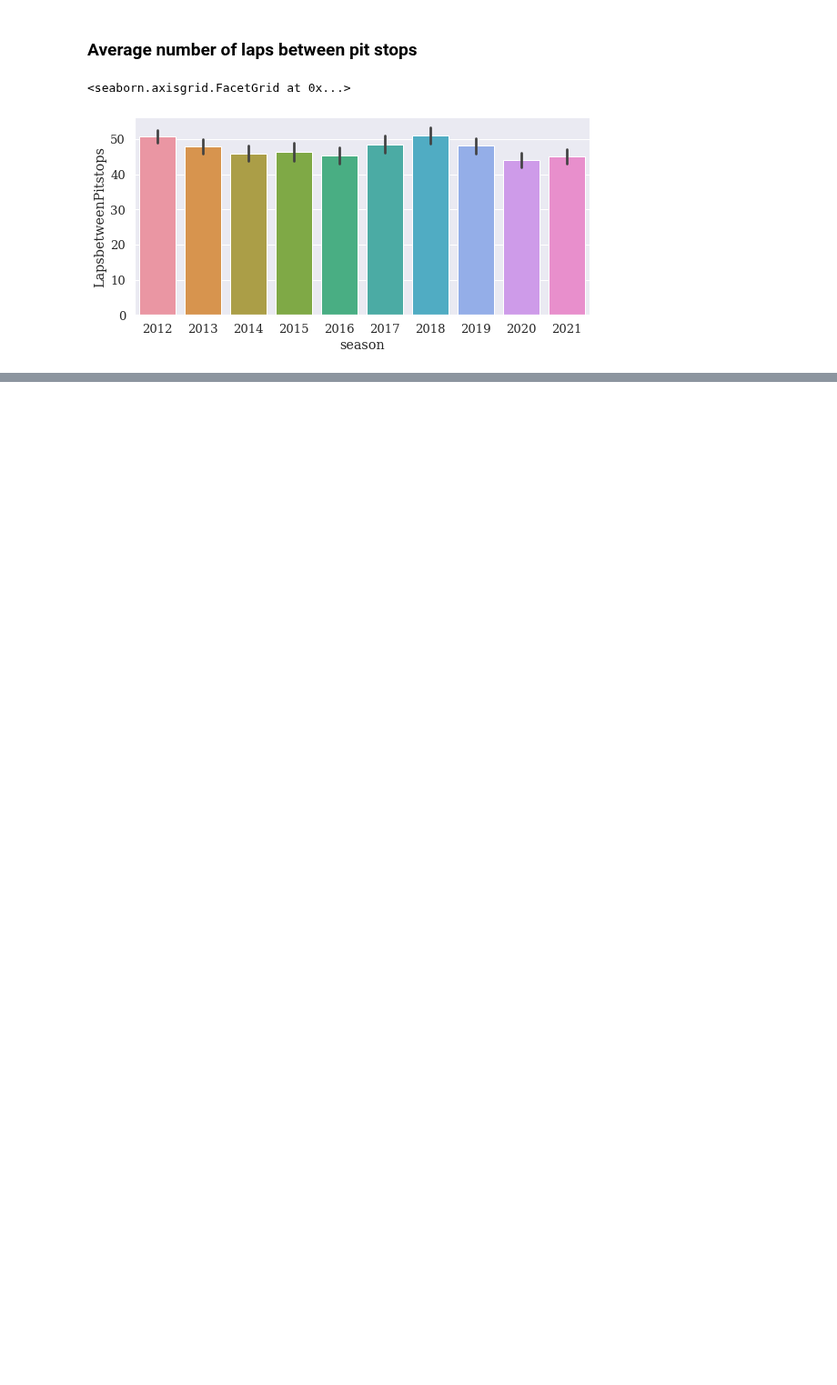
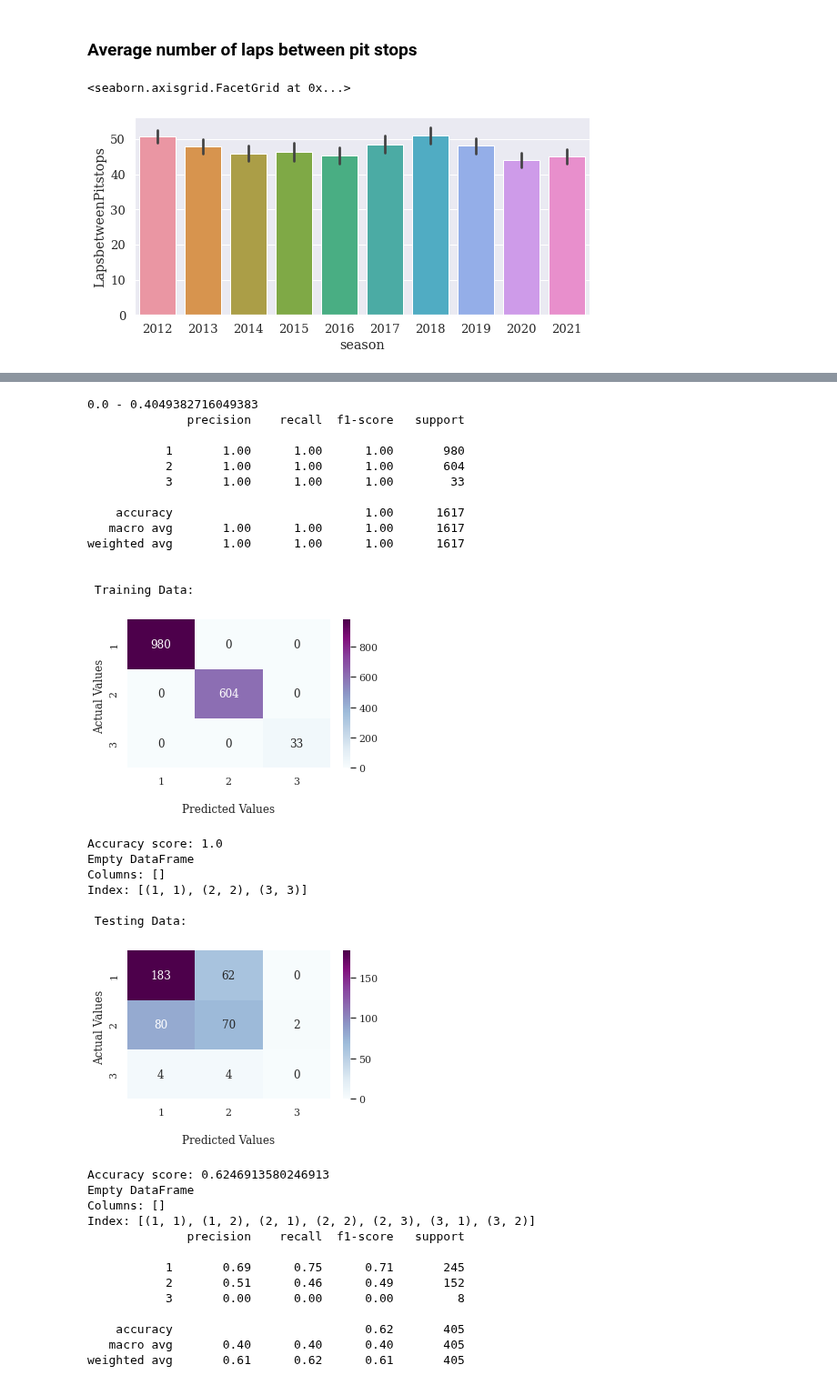
Before and after one commit to GabyCisnerosV/F1_NoName, a Jupyter notebook: Predicting_pitstops.ipynb, the cells around one changed output, grey strips where cells are left out. Shown at 91% size. Drawn from its saved outputs; the diff is of its cells as text; code cells hidden in the pictures; blank space fills up the shorter version.

```diff
--- a/Predicting_pitstops.ipynb
+++ b/Predicting_pitstops.ipynb
@@ -151,0 +256,27 @@ sns.catplot(data=PitsUnified_Finished,x="season", y="LapsbetweenPitstops",kind="
+# %%
+#PitsUnified_Finished.columns
+
+Selected=['season','round','laps', 'driverId_enc',
+       'Circuit.circuitId_enc', 'Circuit.Location.country_enc',
+       'Constructor.constructorId_enc']
+
+selectednumber=1 #randomseed
+# %%
+#Divide data into training and testing - stratified
+from sklearn.model_selection import train_test_split #separte train and test data
+
+X_train, X_test, y_train, y_test = train_test_split(PitsUnified_Finished[Selected], PitsUnified_Finished["Num_Pits"], test_size=0.20,stratify=PitsUnified_Finished["Num_Pits"],random_state=selectednumber)
+# %%
+from sklearn.ensemble import RandomForestClassifier
+
+#Cross Validation using Grid Search
+RF=RandomForestClassifier(random_state=selectednumber,n_estimators=100)
+tuned_parameters = [{'criterion': ["gini","entropy"],"max_features":["auto","sqrt","log2",None]}]
+for x in range(2,10):
+    # clf = GridSearchCV(RF, tuned_parameters, cv=KFold(n_splits=x), scoring=f1_scorer)
+    # clf.fit(X_train, y_train)
+    # print("Folds: ",x,"- F1 score: ",clf.best_score_," ",clf.best_params_)
+    #in this case the f1 scorer was nan in every fold
+    clf2 = GridSearchCV(RF, tuned_parameters, cv=KFold(n_splits=x), scoring=accuracy_scorer)
+    clf2.fit(X_train, y_train)
+    print("Folds: ",x,"- Accuracy: ",clf2.best_score_," ",clf2.best_params_)
@@ -151,0 +292,48 @@ sns.catplot(data=PitsUnified_Finished,x="season", y="LapsbetweenPitstops",kind="
+# %%
+RF=RandomForestClassifier(n_estimators=100,random_state=selectednumber,criterion="gini",max_features="auto")
+RF.fit(X_train, y_train)
+y_train_predicted=RF.predict(X_train)
+y_test_predicted=RF.predict(X_test)
+np.unique(y_test_predicted)
+mse_train = mean_squared_error(y_train,y_train_predicted)
+mse_test = mean_squared_error(y_test,y_test_predicted)
+print(mse_train,"-",mse_test)
+
+print(classification_report(y_train, y_train_predicted))
+testing_the_classifier()
+print(classification_report(y_test, y_test_predicted))
+# %% [output]
+0.0 - 0.4049382716049383
+              precision    recall  f1-score   support
+
+           1       1.00      1.00      1.00       980
+           2       1.00      1.00      1.00       604
+           3       1.00      1.00      1.00        33
+
+    accuracy                           1.00      1617
+   macro avg       1.00      1.00      1.00      1617
+weighted avg       1.00      1.00      1.00      1617
+
+
+ Training Data:
+[figure, added]
+Accuracy score: 1.0
+Empty DataFrame
+Columns: []
+Index: [(1, 1), (2, 2), (3, 3)]
+
+ Testing Data:
+[figure, added]
+Accuracy score: 0.6246913580246913
+Empty DataFrame
+Columns: []
+Index: [(1, 1), (1, 2), (2, 1), (2, 2), (2, 3), (3, 1), (3, 2)]
+              precision    recall  f1-score   support
+
+           1       0.69      0.75      0.71       245
+           2       0.51      0.46      0.49       152
+           3       0.00      0.00      0.00         8
+
+    accuracy                           0.62       405
+   macro avg       0.40      0.40      0.40       405
+weighted avg       0.61      0.62      0.61       405
```
Also changed, not shown: parts of 14 cells of this notebook.
